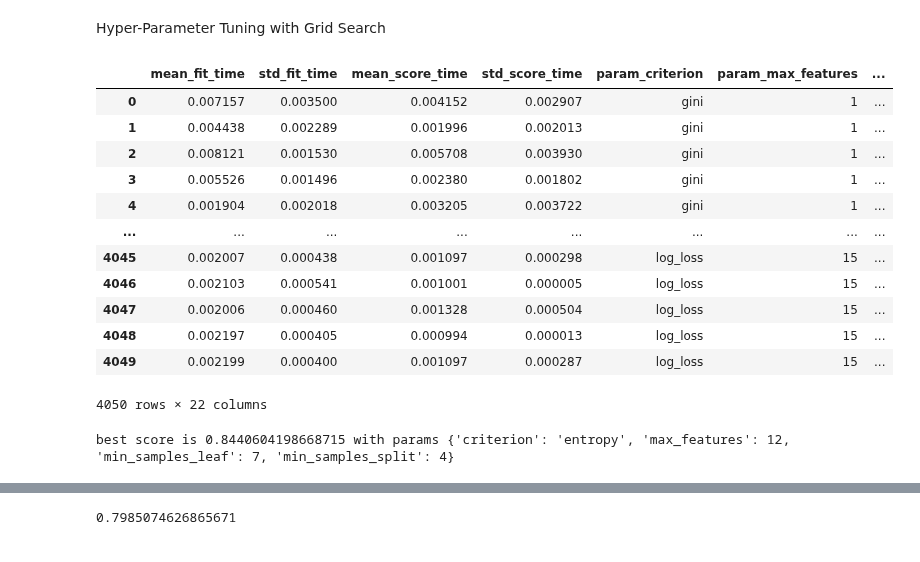
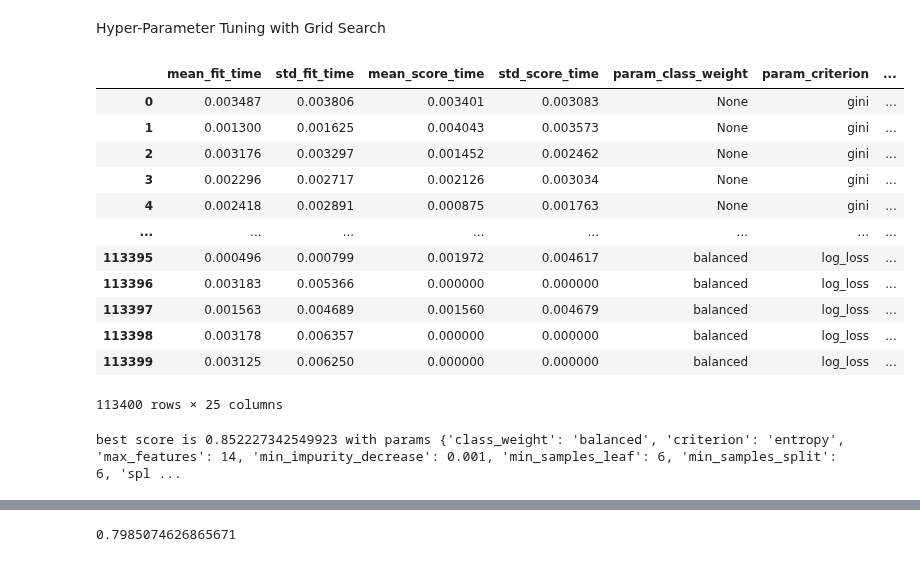
Before and after one commit to mariusjb/dm1-titanic, a Jupyter notebook: codes_chrisi_KNN_DecisionTree.ipynb, the cells around one changed output, grey strips where cells are left out. Cells and saved outputs as stored; diff of their text form; code cells hidden in the pictures.

```diff
--- a/codes_chrisi_KNN_DecisionTree.ipynb
+++ b/codes_chrisi_KNN_DecisionTree.ipynb
@@ -76,13 +69,11 @@ knn = KNeighborsClassifier()
 
 # specify the parameter grid
 parameters = {
-    'n_neighbors': range(1, 21),
-    #'p': range(1,5),
+    'n_neighbors': range(1, 11),
     'weights': ['uniform', 'distance'],
-    'metric': ['cityblock', 'euclidean', 'l1', 'l2', 'manhattan'],
     'algorithm': ['auto', 'ball_tree', 'kd_tree', 'brute'],
-    'leaf_size': range(10,61)
-
+    'leaf_size': range(10,61),
+    'p': range(1,5)
 }
 
 # specify the cross validation
@@ -123,6 +138,5 @@ best score is 0.8393497183819763 with params {'algorithm': 'ball_tree', 'leaf_si
 # %%
-random.seed(10)
-knn = KNeighborsClassifier(n_neighbors=16, algorithm= 'brute', metric='cityblock',  weights='distance')
+knn = KNeighborsClassifier(algorithm = 'brute', leaf_size = 10, n_neighbors = 10, p = 1, weights = 'distance')
 knn.fit(X_train, y_train)
 
 # Get the predicitions
@@ -152,47 +166,51 @@ Hyper-Parameter Tuning with Grid Search
 from sklearn.tree import DecisionTreeClassifier
 from sklearn.model_selection import StratifiedKFold
 from sklearn.model_selection import GridSearchCV
 
 random.seed(10)
 
 # create an estimator
 dt = DecisionTreeClassifier()
 
 # specify the parameter grid
 parameters = {
     'criterion': ['gini', 'entropy', 'log_loss'],
-    'min_samples_split': range(2,11),
-    'min_samples_leaf': range(1,11),
-    'max_features': range(1,16)
+    'splitter': ['best', 'random'],
+    'min_samples_split': range(2,16),
+    'min_samples_leaf': range(1,16),
+    'max_features': range(1,16),
+    'min_impurity_decrease': [0.01, 0.005, 0.001],
+    'class_weight': [None, 'balanced']
+
 }
 
 # specify the cross validation
 stratified_10_fold_cv = StratifiedKFold(n_splits=10, shuffle=True, random_state=42)
 
 # create the grid search instance
 grid_search_estimator = GridSearchCV(dt, parameters, scoring='accuracy', cv=stratified_10_fold_cv, return_train_score=False, error_score = 'raise')
 
 # run the grid search
 grid_search_estimator.fit(X_train,y_train)
 
 # print the results of all hyper-parameter combinations
 results = pd.DataFrame(grid_search_estimator.cv_results_)
 display(results)
 
 # print the best parameter setting
 print("best score is {} with params {}".format(grid_search_estimator.best_score_, grid_search_estimator.best_params_))
 # %% [output]
-|  | mean_fit_time | std_fit_time | mean_score_time | std_score_time | param_criterion | param_max_features | ... |
-| 0 | 0.007157 | 0.003500 | 0.004152 | 0.002907 | gini | 1 | ... |
-| 1 | 0.004438 | 0.002289 | 0.001996 | 0.002013 | gini | 1 | ... |
-| 2 | 0.008121 | 0.001530 | 0.005708 | 0.003930 | gini | 1 | ... |
-| 3 | 0.005526 | 0.001496 | 0.002380 | 0.001802 | gini | 1 | ... |
-| 4 | 0.001904 | 0.002018 | 0.003205 | 0.003722 | gini | 1 | ... |
+|  | mean_fit_time | std_fit_time | mean_score_time | std_score_time | param_class_weight | param_criterion | ... |
+| 0 | 0.003487 | 0.003806 | 0.003401 | 0.003083 | None | gini | ... |
+| 1 | 0.001300 | 0.001625 | 0.004043 | 0.003573 | None | gini | ... |
+| 2 | 0.003176 | 0.003297 | 0.001452 | 0.002462 | None | gini | ... |
+| 3 | 0.002296 | 0.002717 | 0.002126 | 0.003034 | None | gini | ... |
+| 4 | 0.002418 | 0.002891 | 0.000875 | 0.001763 | None | gini | ... |
 | ... | ... | ... | ... | ... | ... | ... | ... |
-| 4045 | 0.002007 | 0.000438 | 0.001097 | 0.000298 | log_loss | 15 | ... |
-| 4046 | 0.002103 | 0.000541 | 0.001001 | 0.000005 | log_loss | 15 | ... |
-| 4047 | 0.002006 | 0.000460 | 0.001328 | 0.000504 | log_loss | 15 | ... |
-| 4048 | 0.002197 | 0.000405 | 0.000994 | 0.000013 | log_loss | 15 | ... |
-| 4049 | 0.002199 | 0.000400 | 0.001097 | 0.000287 | log_loss | 15 | ... |
+| 113395 | 0.000496 | 0.000799 | 0.001972 | 0.004617 | balanced | log_loss | ... |
+| 113396 | 0.003183 | 0.005366 | 0.000000 | 0.000000 | balanced | log_loss | ... |
+| 113397 | 0.001563 | 0.004689 | 0.001560 | 0.004679 | balanced | log_loss | ... |
+| 113398 | 0.003178 | 0.006357 | 0.000000 | 0.000000 | balanced | log_loss | ... |
+| 113399 | 0.003125 | 0.006250 | 0.000000 | 0.000000 | balanced | log_loss | ... |
-4050 rows × 22 columns
+113400 rows × 25 columns
-best score is 0.8440604198668715 with params {'criterion': 'entropy', 'max_features': 12, 'min_samples_leaf': 7, 'min_samples_split': 4}
+best score is 0.852227342549923 with params {'class_weight': 'balanced', 'criterion': 'entropy', 'max_features': 14, 'min_impurity_decrease': 0.001, 'min_samples_leaf': 6, 'min_samples_split': 6, 'spl ...
```
Also changed, not shown: parts of 12 cells of this notebook.
